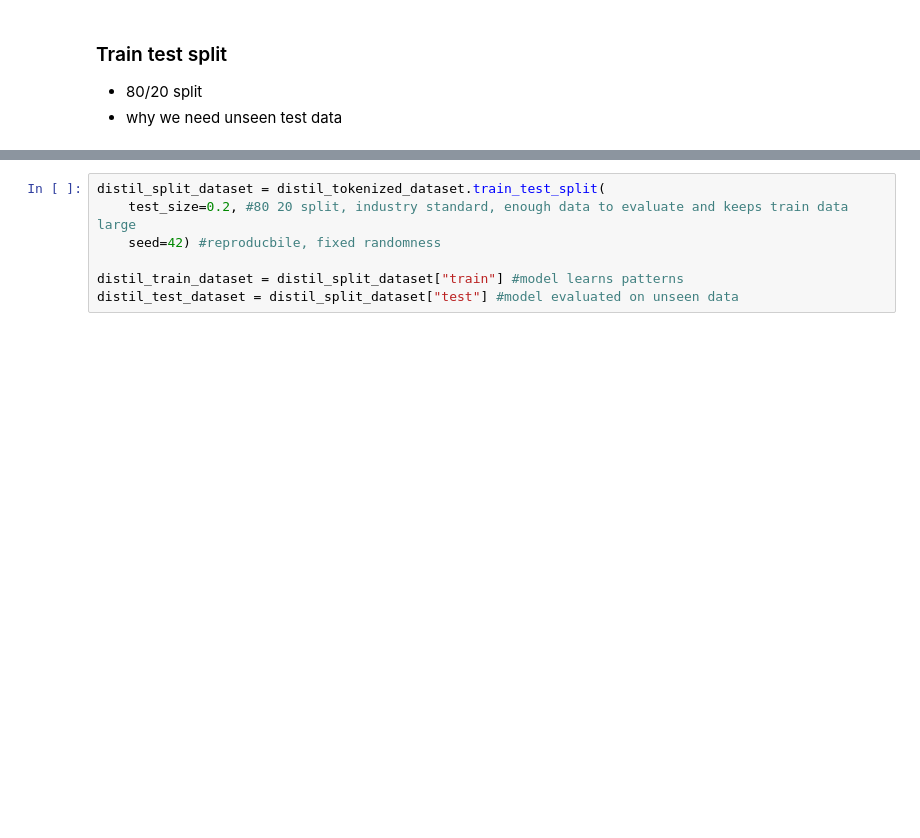
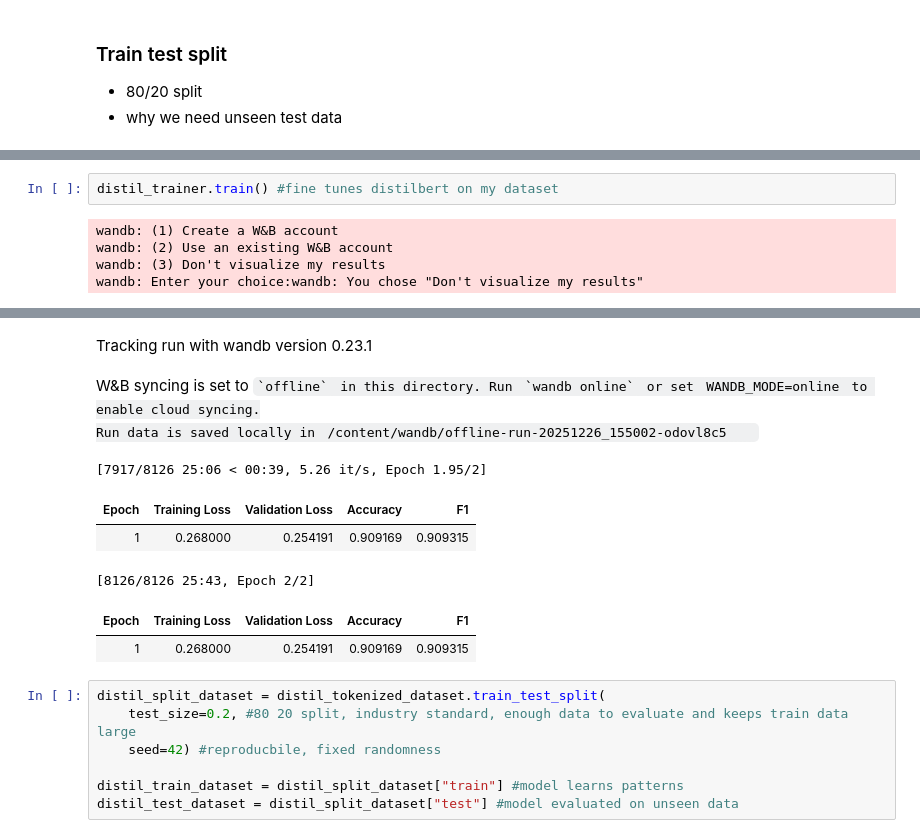
Before and after one commit to mk123x/Mental-Health-Transformer-Classification, a Jupyter notebook: mental_health__transformer_classification.ipynb, the cells around one changed output, grey strips where cells are left out. Drawn from its saved outputs; the diff is of its cells as text; blank space fills up the shorter version.

```diff
--- a/mental_health__transformer_classification.ipynb
+++ b/mental_health__transformer_classification.ipynb
@@ -369,0 +389,7 @@ distil_tokenized_dataset = hf_dataset.map(distil_tokenize_function,batched=True,
+# %%
+distil_trainer.train() #fine tunes distilbert on my dataset
+# %% [output]
+wandb: (1) Create a W&B account
+wandb: (2) Use an existing W&B account
+wandb: (3) Don't visualize my results
+wandb: Enter your choice:wandb: You chose "Don't visualize my results"
@@ -370,3 +397,12 @@ distil_tokenized_dataset = hf_dataset.map(distil_tokenize_function,batched=True,
+Tracking run with wandb version 0.23.1
+W&B syncing is set to `offline` in this directory. Run `wandb online` or set WANDB_MODE=online to enable cloud syncing.
+Run data is saved locally in /content/wandb/offline-run-20251226_155002-odovl8c5
+[7917/8126 25:06 < 00:39, 5.26 it/s, Epoch 1.95/2]
+| Epoch | Training Loss | Validation Loss | Accuracy | F1 |
+| 1 | 0.268000 | 0.254191 | 0.909169 | 0.909315 |
+[8126/8126 25:43, Epoch 2/2]
+| Epoch | Training Loss | Validation Loss | Accuracy | F1 |
+| 1 | 0.268000 | 0.254191 | 0.909169 | 0.909315 |
 # %%
 distil_split_dataset = distil_tokenized_dataset.train_test_split(
     test_size=0.2, #80 20 split, industry standard, enough data to evaluate and keeps train data large
```
Also changed, not shown: parts of 2 cells of this notebook.
